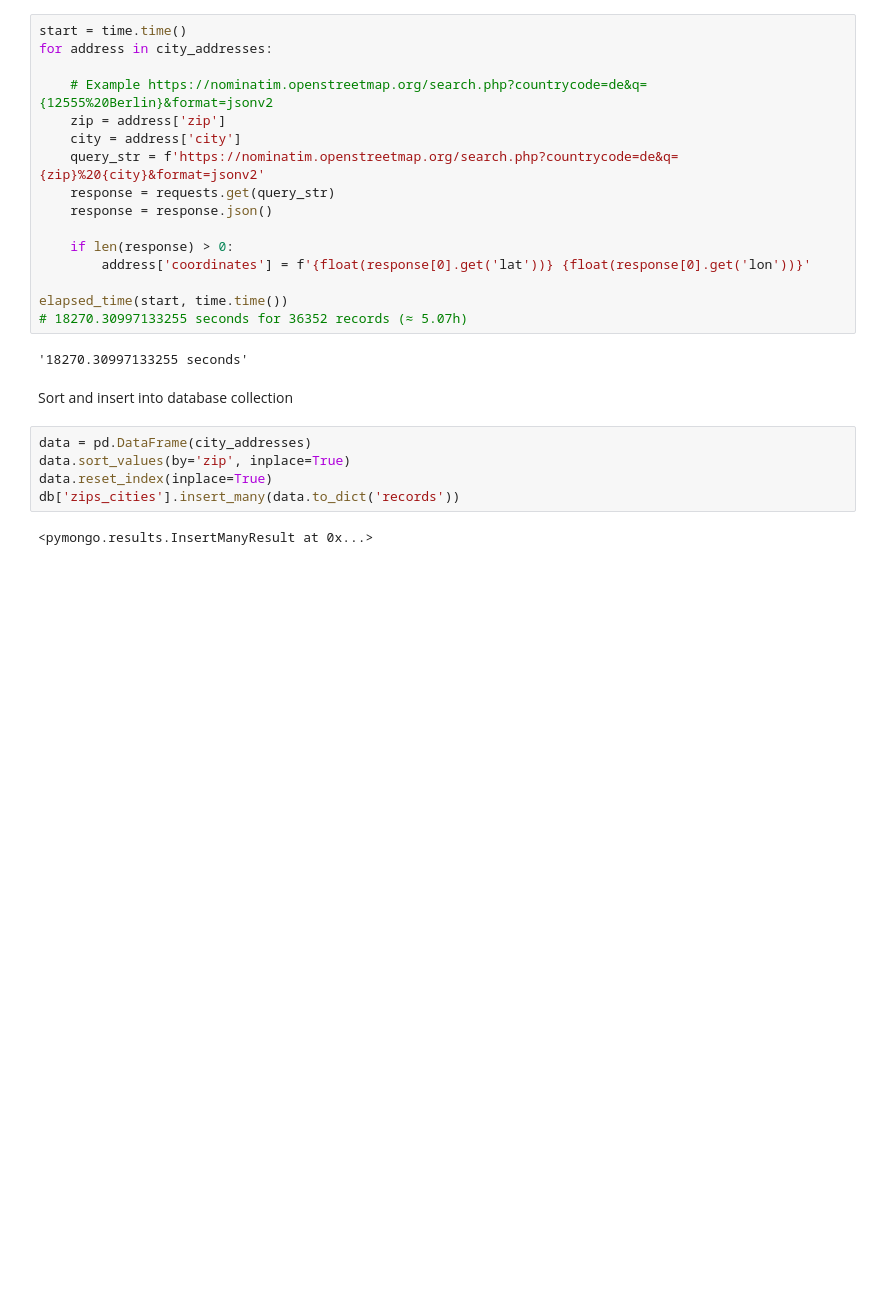
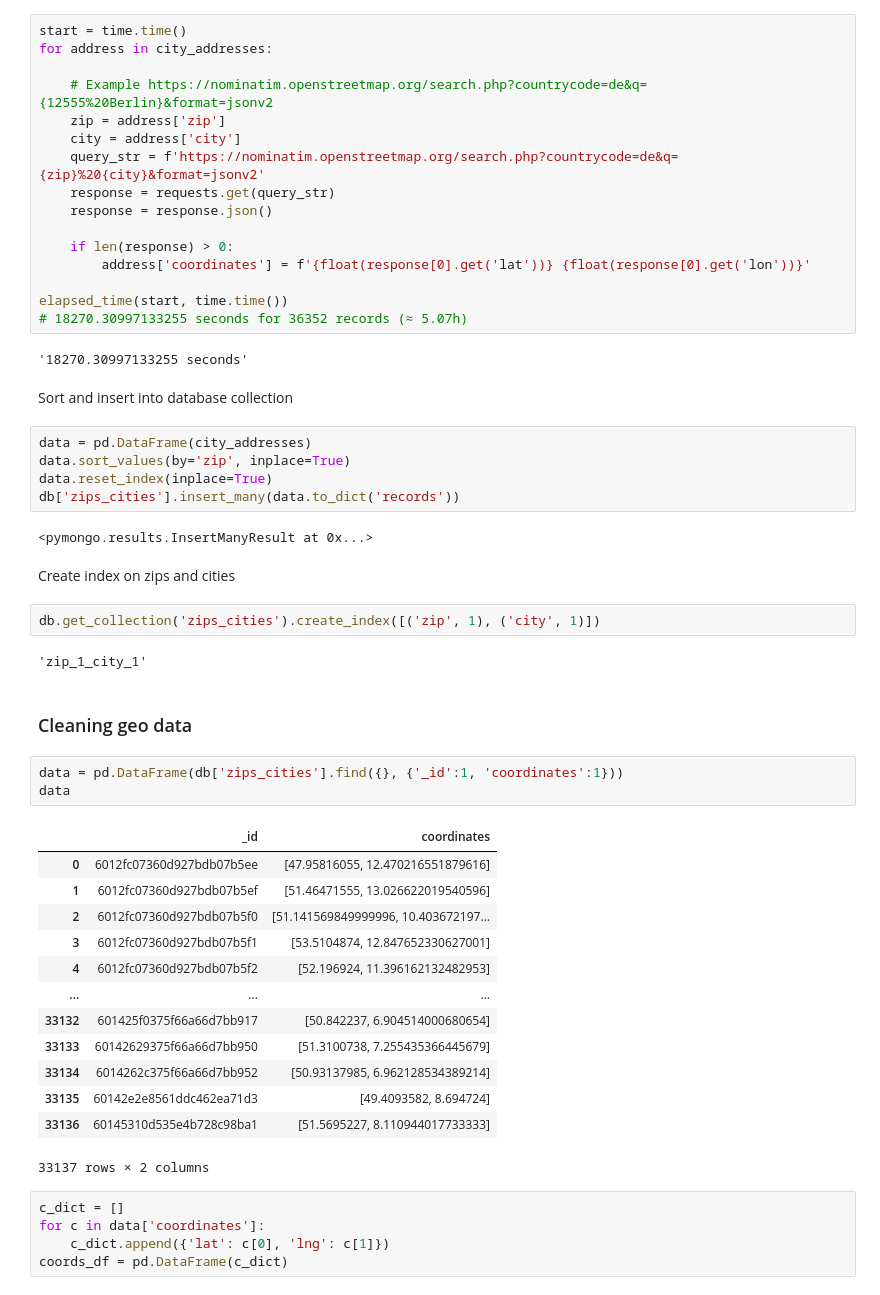
Before and after one commit to mayo-s/phonebookdiver, a Jupyter notebook: jupyter/phonebookdiver_notebook.ipynb, the cells around one changed output. Cells and saved outputs as stored; diff of their text form; blank space fills up the shorter version.

```diff
--- a/jupyter/phonebookdiver_notebook.ipynb
+++ b/jupyter/phonebookdiver_notebook.ipynb
@@ -643,3 +645,33 @@ data.reset_index(inplace=True)
 db['zips_cities'].insert_many(data.to_dict('records'))
 # %% [output]
 <pymongo.results.InsertManyResult at 0x...>
+# %% [markdown]
+Create index on zips and cities
+# %%
+db.get_collection('zips_cities').create_index([('zip', 1), ('city', 1)])
+# %% [output]
+'zip_1_city_1'
+# %% [markdown]
+### Cleaning geo data
+# %%
+data = pd.DataFrame(db['zips_cities'].find({}, {'_id':1, 'coordinates':1}))
+data
+# %% [output]
+|  | _id | coordinates |
+| 0 | 6012fc07360d927bdb07b5ee | [47.95816055, 12.470216551879616] |
+| 1 | 6012fc07360d927bdb07b5ef | [51.46471555, 13.026622019540596] |
+| 2 | 6012fc07360d927bdb07b5f0 | [51.141569849999996, 10.403672197... |
+| 3 | 6012fc07360d927bdb07b5f1 | [53.5104874, 12.847652330627001] |
+| 4 | 6012fc07360d927bdb07b5f2 | [52.196924, 11.396162132482953] |
+| ... | ... | ... |
+| 33132 | 601425f0375f66a66d7bb917 | [50.842237, 6.904514000680654] |
+| 33133 | 60142629375f66a66d7bb950 | [51.3100738, 7.255435366445679] |
+| 33134 | 6014262c375f66a66d7bb952 | [50.93137985, 6.962128534389214] |
+| 33135 | 60142e2e8561ddc462ea71d3 | [49.4093582, 8.694724] |
+| 33136 | 60145310d535e4b728c98ba1 | [51.5695227, 8.110944017733333] |
+33137 rows × 2 columns
+# %%
+c_dict = []
+for c in data['coordinates']:
+    c_dict.append({'lat': c[0], 'lng': c[1]})
+coords_df = pd.DataFrame(c_dict)
```
Also changed, not shown: parts of 15 cells of this notebook.
